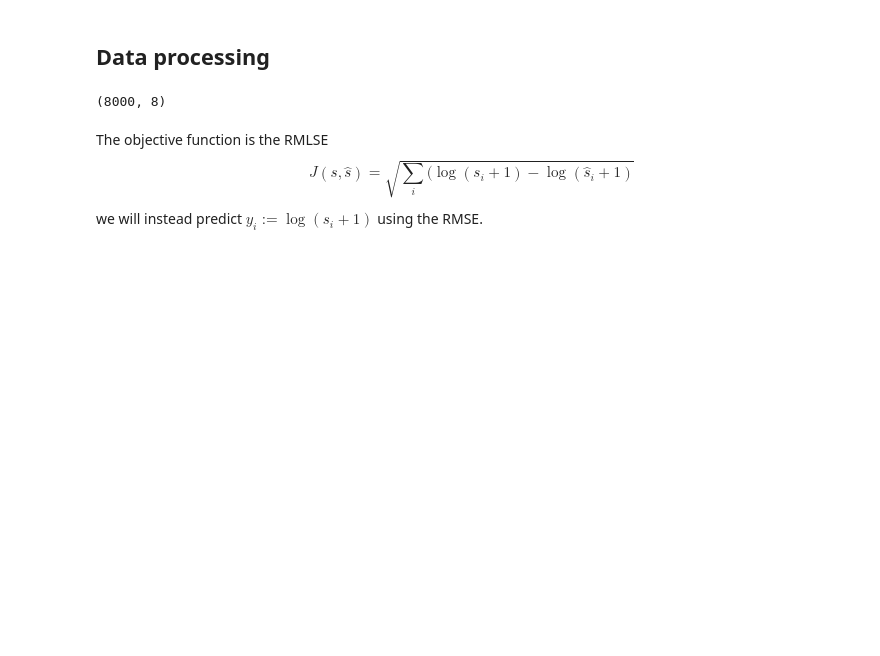
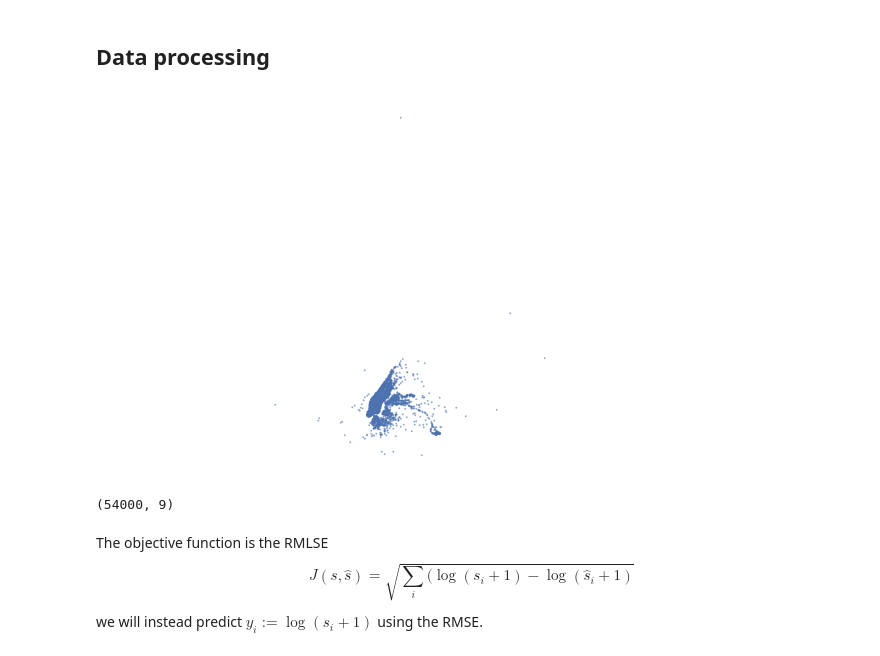
Before and after one commit to sadok95jee/MVABML, a Jupyter notebook: taxi.ipynb, the cells around one changed output. Cells and saved outputs as stored; diff of their text form; code cells hidden in the pictures; blank space fills up the shorter version.

```diff
--- a/taxi.ipynb
+++ b/taxi.ipynb
@@ -37,7 +34,7 @@ cuda
 df_train_orig_ = pd.read_csv("taxi-data/train.csv", index_col="id")
 
 def process_dataframe(df: pd.DataFrame):
-
+    df = df.copy()
     for col in ['pickup_datetime', 'dropoff_datetime']:
         if col in df.columns:
             df[col] = pd.to_datetime(df[col])
@@ -46,7 +43,7 @@ def process_dataframe(df: pd.DataFrame):
     df.drop(columns="vendor_id", inplace=True)
     if 'dropoff_datetime' in df.columns:
         df.drop(columns="dropoff_datetime", inplace=True)
-    process_datetime_col(df, "pickup_datetime")
+    df = process_datetime_col(df, "pickup_datetime")
     return df
 
 def process_datetime_col(df: pd.DataFrame, col, drop=True):
@@ -58,11 +55,13 @@ def process_datetime_col(df: pd.DataFrame, col, drop=True):
     df[date_col] = ser_month
     time_col = re.sub('datetime', 'hour', col)
     df[time_col] = ser_hour
+    dayoy_col = re.sub('datetime', 'dayofyear', col)
+    df[dayoy_col] = ser.dt.dayofyear
     if drop:
-        df.drop(columns=col, inplace=True)
+        df = df.drop(columns=col)
     return df
 # %%
-df_train = process_dataframe(df_train_orig_)
+df_train_full = process_dataframe(df_train_orig_)
 
 df_test = pd.read_csv("taxi-data/test.csv", index_col="id")
 df_test = process_dataframe(df_test)
@@ -71,7 +68,18 @@ df_train = df_train.iloc[:8000]
+# %%
+df_train = df_train_full.sample(54000)
+# %%
+fig = plt.figure(figsize=(8, 5), dpi=80)
+plt.scatter(df_train.pickup_longitude, df_train.pickup_latitude,
+            s=.6, alpha=.5)
+plt.axis('equal')
+plt.axis('off')
+plt.tight_layout()
+# %% [output]
+[figure, added]
 # %%
 df_train.shape
 # %% [output]
-(8000, 8)
+(54000, 9)
 # %% [markdown]
 The objective function is the RMLSE
 $$
```
Also changed, not shown: parts of 26 cells of this notebook, 6 other files.
